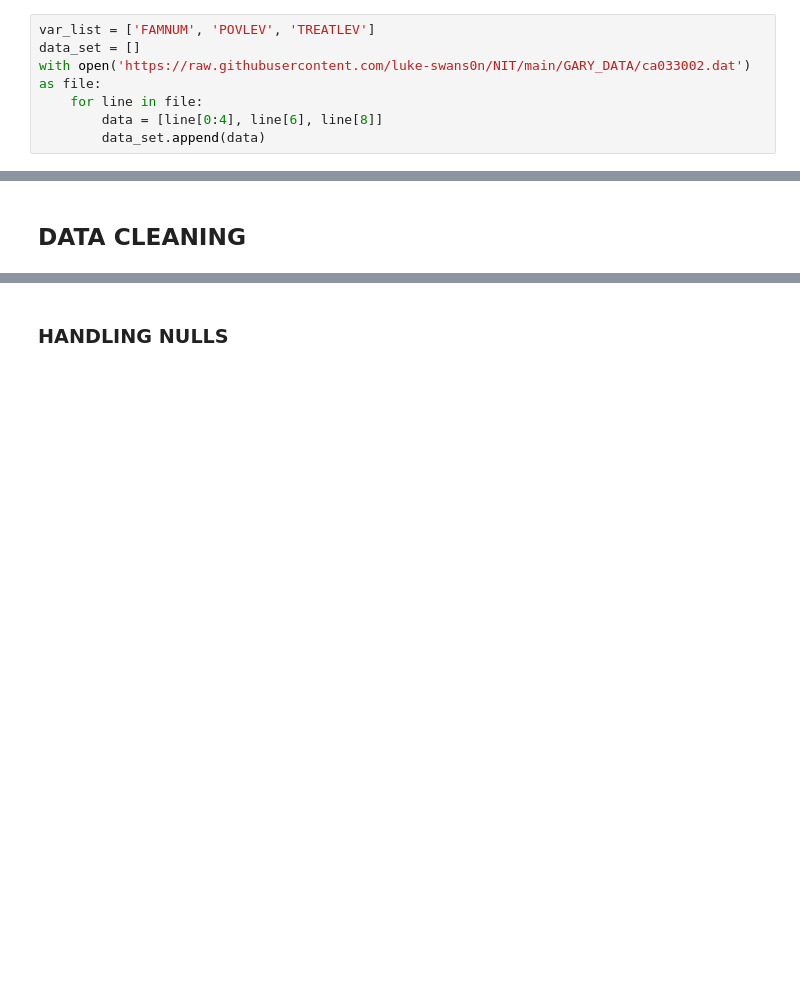
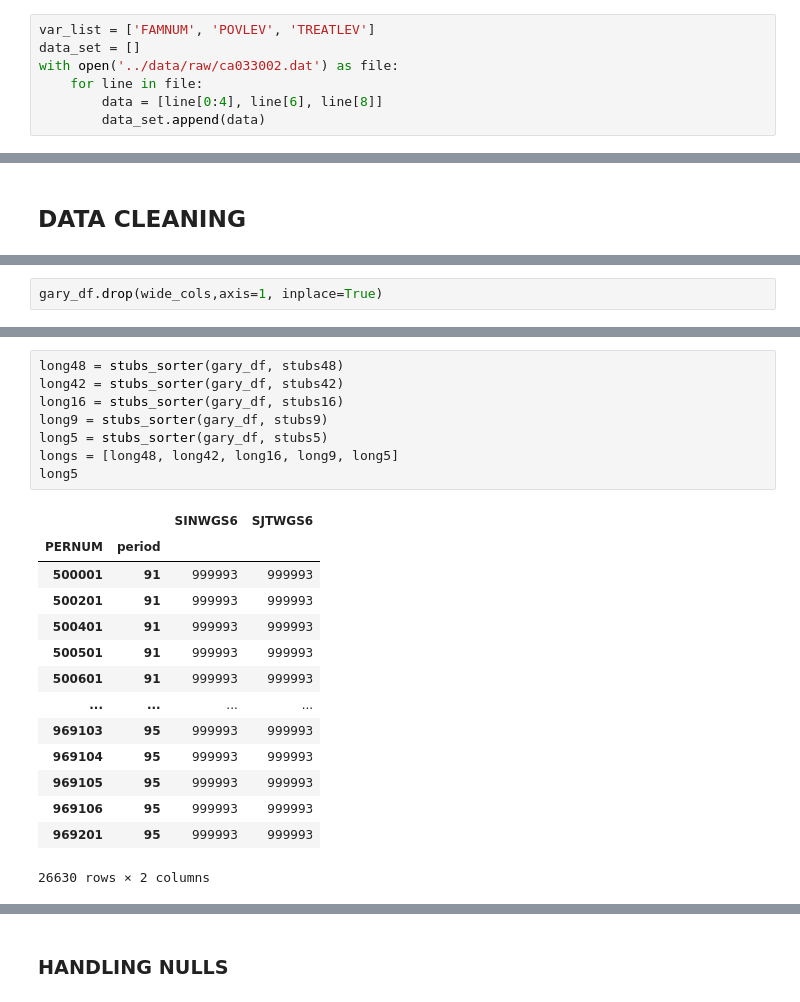
Before and after one commit to luke-swans0n/NIT, a Jupyter notebook: notebooks/NIT_CAPSTONE.ipynb, the cells around one changed output, grey strips where cells are left out. Drawn from its saved outputs; the diff is of its cells as text; blank space fills up the shorter version.

```diff
--- a/notebooks/NIT_CAPSTONE.ipynb
+++ b/notebooks/NIT_CAPSTONE.ipynb
@@ -173,7 +158,7 @@ person_df = pd.DataFrame(np.array(data_set), columns=var_list)
 # %%
 var_list = ['FAMNUM', 'POVLEV', 'TREATLEV']
 data_set = []
-with open('https://raw.githubusercontent.com/luke-swans0n/NIT/main/GARY_DATA/ca033002.dat') as file:
+with open('../data/raw/ca033002.dat') as file:
     for line in file:
         data = [line[0:4], line[6], line[8]]
         data_set.append(data)
@@ -219,0 +241,2 @@ plt.hist(gary_df['TREATLEV'])
+# %%
+gary_df.drop(wide_cols,axis=1, inplace=True)
@@ -219,0 +269,23 @@ plt.hist(gary_df['TREATLEV'])
+# %%
+long48 = stubs_sorter(gary_df, stubs48)
+long42 = stubs_sorter(gary_df, stubs42)
+long16 = stubs_sorter(gary_df, stubs16)
+long9 = stubs_sorter(gary_df, stubs9)
+long5 = stubs_sorter(gary_df, stubs5)
+longs = [long48, long42, long16, long9, long5]
+long5
+# %% [output]
+|  |  | SINWGS6 | SJTWGS6 |
+| PERNUM | period |  |  |
+| 500001 | 91 | 999993 | 999993 |
+| 500201 | 91 | 999993 | 999993 |
+| 500401 | 91 | 999993 | 999993 |
+| 500501 | 91 | 999993 | 999993 |
+| 500601 | 91 | 999993 | 999993 |
+| ... | ... | ... | ... |
+| 969103 | 95 | 999993 | 999993 |
+| 969104 | 95 | 999993 | 999993 |
+| 969105 | 95 | 999993 | 999993 |
+| 969106 | 95 | 999993 | 999993 |
+| 969201 | 95 | 999993 | 999993 |
+26630 rows × 2 columns
```
Also changed, not shown: parts of 31 cells of this notebook, 3 other files.
